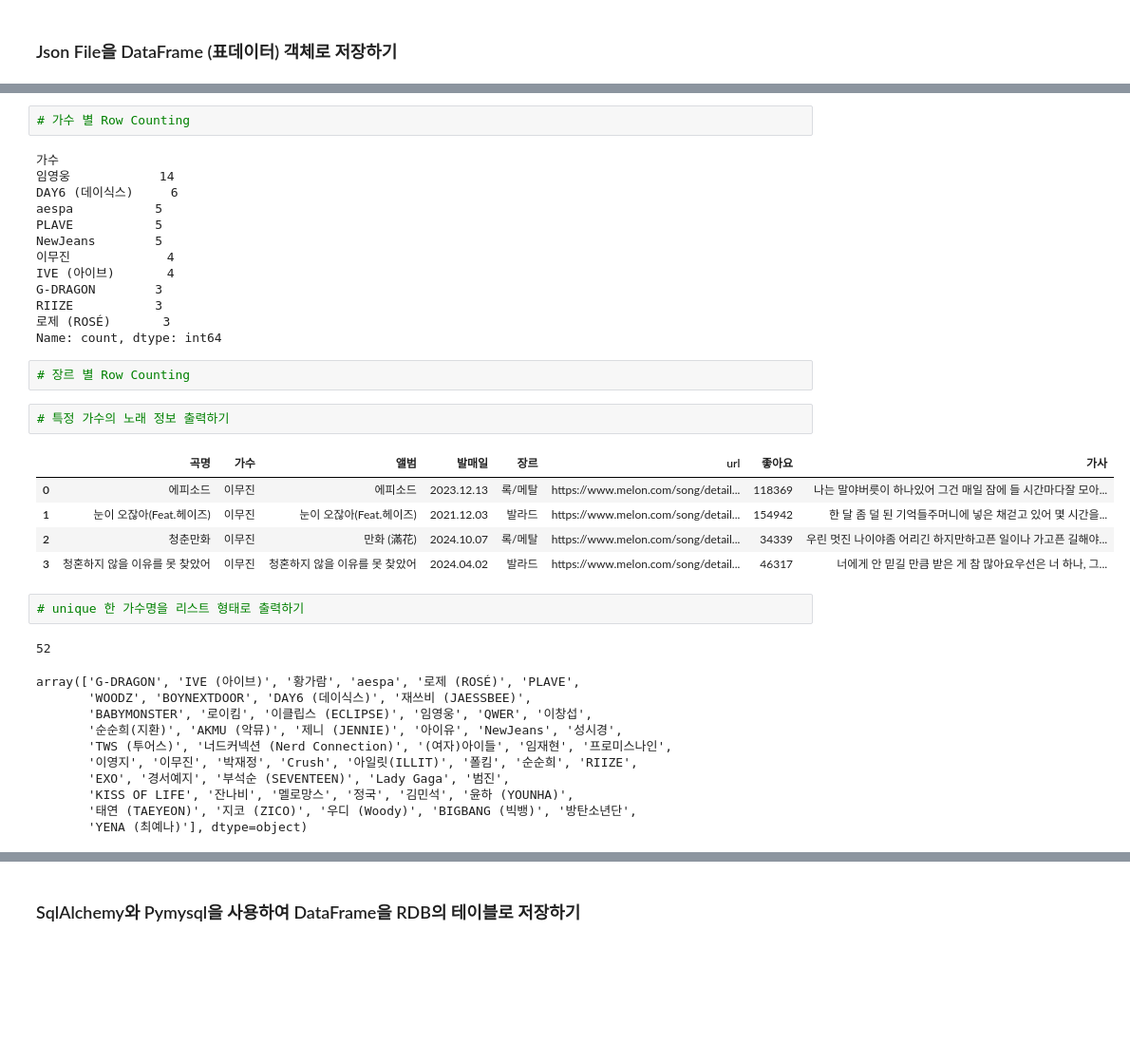
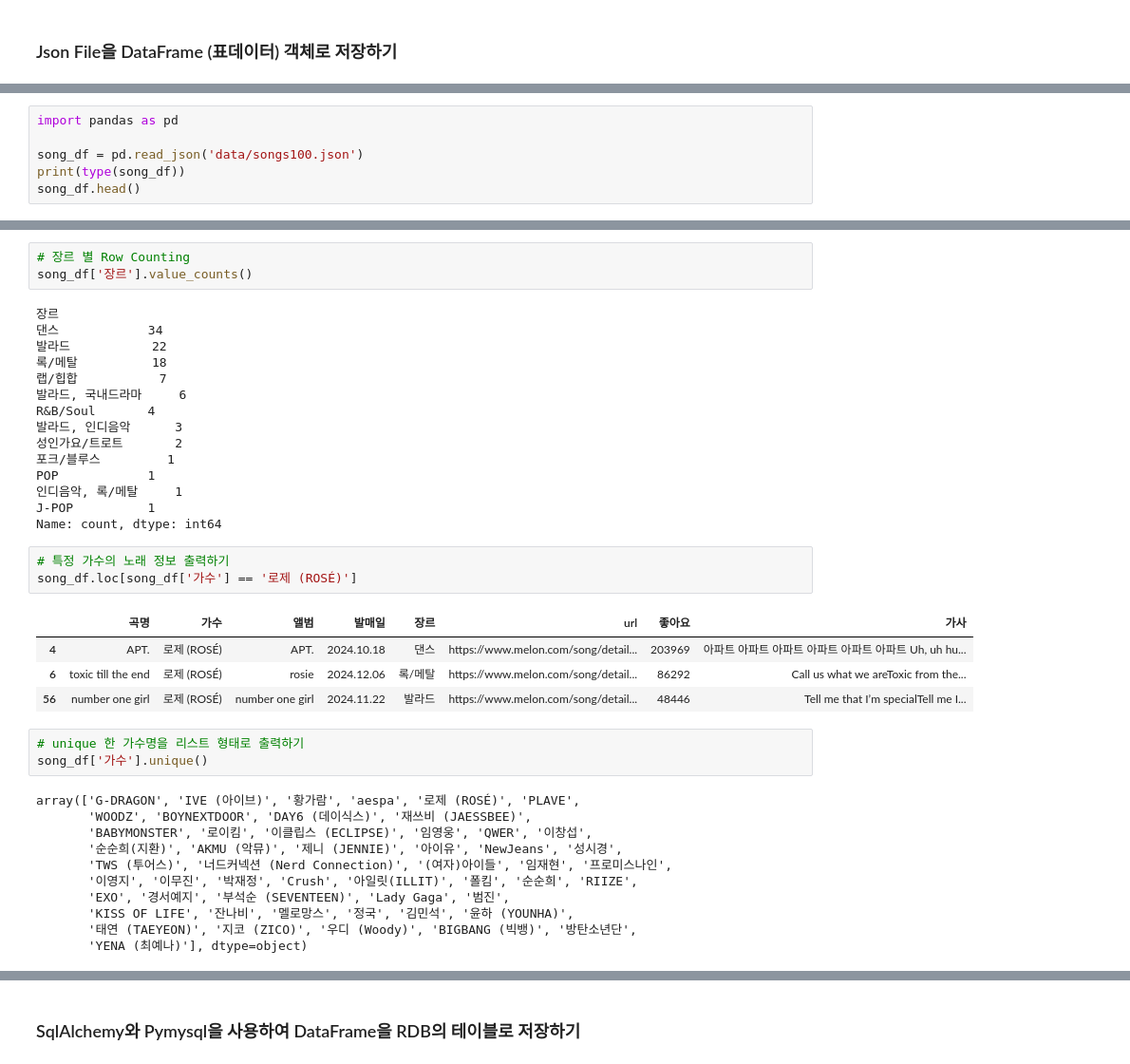
Before and after one commit to siyeon04/Python_Webscraping_Analysis, a Jupyter notebook: 04.Melon100차트_데이터파싱_DB저장.ipynb, the cells around one changed output, grey strips where cells are left out. Shown at 95% size. Cells and saved outputs as stored; diff of their text form; blank space fills up the shorter version.

```diff
--- a/04.Melon100차트_데이터파싱_DB저장.ipynb
+++ b/04.Melon100차트_데이터파싱_DB저장.ipynb
@@ -52,0 +261,6 @@ headers = {
+# %%
+import pandas as pd
+
+song_df = pd.read_json('data/songs100.json')
+print(type(song_df))
+song_df.head()
@@ -53,39 +298,40 @@ headers = {
 # %%
-# 가수 별 Row Counting
+# 장르 별 Row Counting
+song_df['장르'].value_counts()
 # %% [output]
-가수
-임영웅            14
-DAY6 (데이식스)     6
-aespa           5
-PLAVE           5
-NewJeans        5
-이무진             4
-IVE (아이브)       4
-G-DRAGON        3
-RIIZE           3
-로제 (ROSÉ)       3
+장르
+댄스            34
+발라드           22
+록/메탈          18
+랩/힙합           7
+발라드, 국내드라마     6
+R&B/Soul       4
+발라드, 인디음악      3
+성인가요/트로트       2
+포크/블루스         1
+POP            1
+인디음악, 록/메탈     1
+J-POP          1
 Name: count, dtype: int64
-# %%
-# 장르 별 Row Counting
 # %%
 # 특정 가수의 노래 정보 출력하기
+song_df.loc[song_df['가수'] == '로제 (ROSÉ)']
 # %% [output]
 |  | 곡명 | 가수 | 앨범 | 발매일 | 장르 | url | 좋아요 | 가사 |
-| 0 | 에피소드 | 이무진 | 에피소드 | 2023.12.13 | 록/메탈 | https://www.melon.com/song/detail... | 118369 | 나는 말야버릇이 하나있어 그건 매일 잠에 들 시간마다잘 모아... |
-| 1 | 눈이 오잖아(Feat.헤이즈) | 이무진 | 눈이 오잖아(Feat.헤이즈) | 2021.12.03 | 발라드 | https://www.melon.com/song/detail... | 154942 | 한 달 좀 덜 된 기억들주머니에 넣은 채걷고 있어 몇 시간을... |
-| 2 | 청춘만화 | 이무진 | 만화 (滿花) | 2024.10.07 | 록/메탈 | https://www.melon.com/song/detail... | 34339 | 우린 멋진 나이야좀 어리긴 하지만하고픈 일이나 가고픈 길해야... |
-| 3 | 청혼하지 않을 이유를 못 찾았어 | 이무진 | 청혼하지 않을 이유를 못 찾았어 | 2024.04.02 | 발라드 | https://www.melon.com/song/detail... | 46317 | 너에게 안 믿길 만큼 받은 게 참 많아요우선은 너 하나, 그... |
+| 4 | APT. | 로제 (ROSÉ) | APT. | 2024.10.18 | 댄스 | https://www.melon.com/song/detail... | 203969 | 아파트 아파트 아파트 아파트 아파트 아파트 Uh, uh hu... |
+| 6 | toxic till the end | 로제 (ROSÉ) | rosie | 2024.12.06 | 록/메탈 | https://www.melon.com/song/detail... | 86292 | Call us what we areToxic from the... |
+| 56 | number one girl | 로제 (ROSÉ) | number one girl | 2024.11.22 | 발라드 | https://www.melon.com/song/detail... | 48446 | Tell me that I’m specialTell me I... |
 # %%
 # unique 한 가수명을 리스트 형태로 출력하기
+song_df['가수'].unique()
 # %% [output]
-52
+array(['G-DRAGON', 'IVE (아이브)', '황가람', 'aespa', '로제 (ROSÉ)', 'PLAVE',
+       'WOODZ', 'BOYNEXTDOOR', 'DAY6 (데이식스)', '재쓰비 (JAESSBEE)',
+       'BABYMONSTER', '로이킴', '이클립스 (ECLIPSE)', '임영웅', 'QWER', '이창섭',
+       '순순희(지환)', 'AKMU (악뮤)', '제니 (JENNIE)', '아이유', 'NewJeans', '성시경',
+       'TWS (투어스)', '너드커넥션 (Nerd Connection)', '(여자)아이들', '임재현', '프로미스나인',
+       '이영지', '이무진', '박재정', 'Crush', '아일릿(ILLIT)', '폴킴', '순순희', 'RIIZE',
+       'EXO', '경서예지', '부석순 (SEVENTEEN)', 'Lady Gaga', '범진',
+       'KISS OF LIFE', '잔나비', '멜로망스', '정국', '김민석', '윤하 (YOUNHA)',
+       '태연 (TAEYEON)', '지코 (ZICO)', '우디 (Woody)', 'BIGBANG (빅뱅)', '방탄소년단',
+       'YENA (최예나)'], dtype=object)
-array(['G-DRAGON', 'IVE (아이브)', '황가람', 'aespa', '로제 (ROSÉ)', 'PLAVE',
-       'WOODZ', 'BOYNEXTDOOR', 'DAY6 (데이식스)', '재쓰비 (JAESSBEE)',
-       'BABYMONSTER', '로이킴', '이클립스 (ECLIPSE)', '임영웅', 'QWER', '이창섭',
-       '순순희(지환)', 'AKMU (악뮤)', '제니 (JENNIE)', '아이유', 'NewJeans', '성시경',
-       'TWS (투어스)', '너드커넥션 (Nerd Connection)', '(여자)아이들', '임재현', '프로미스나인',
-       '이영지', '이무진', '박재정', 'Crush', '아일릿(ILLIT)', '폴킴', '순순희', 'RIIZE',
-       'EXO', '경서예지', '부석순 (SEVENTEEN)', 'Lady Gaga', '범진',
-       'KISS OF LIFE', '잔나비', '멜로망스', '정국', '김민석', '윤하 (YOUNHA)',
-       '태연 (TAEYEON)', '지코 (ZICO)', '우디 (Woody)', 'BIGBANG (빅뱅)', '방탄소년단',
-       'YENA (최예나)'], dtype=object)
```
Also changed, not shown: parts of 27 cells of this notebook, 11 other files.
